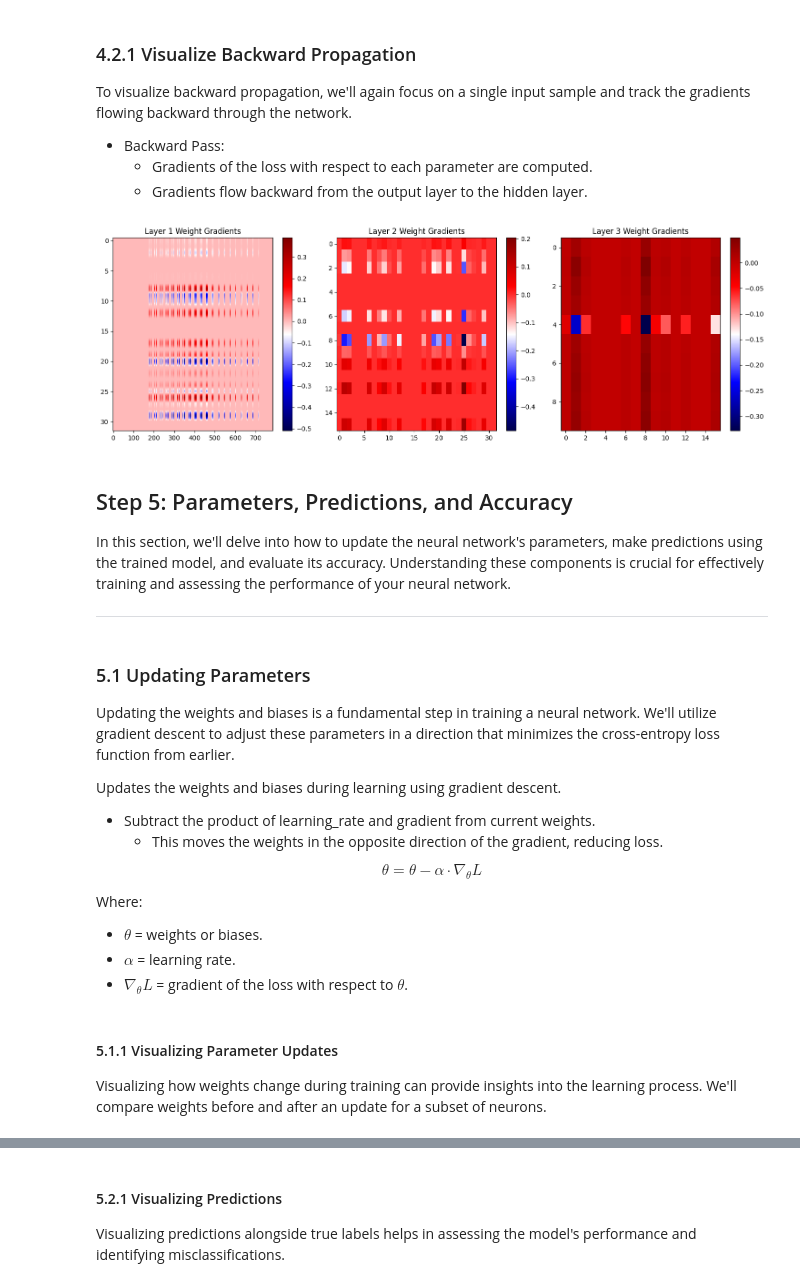
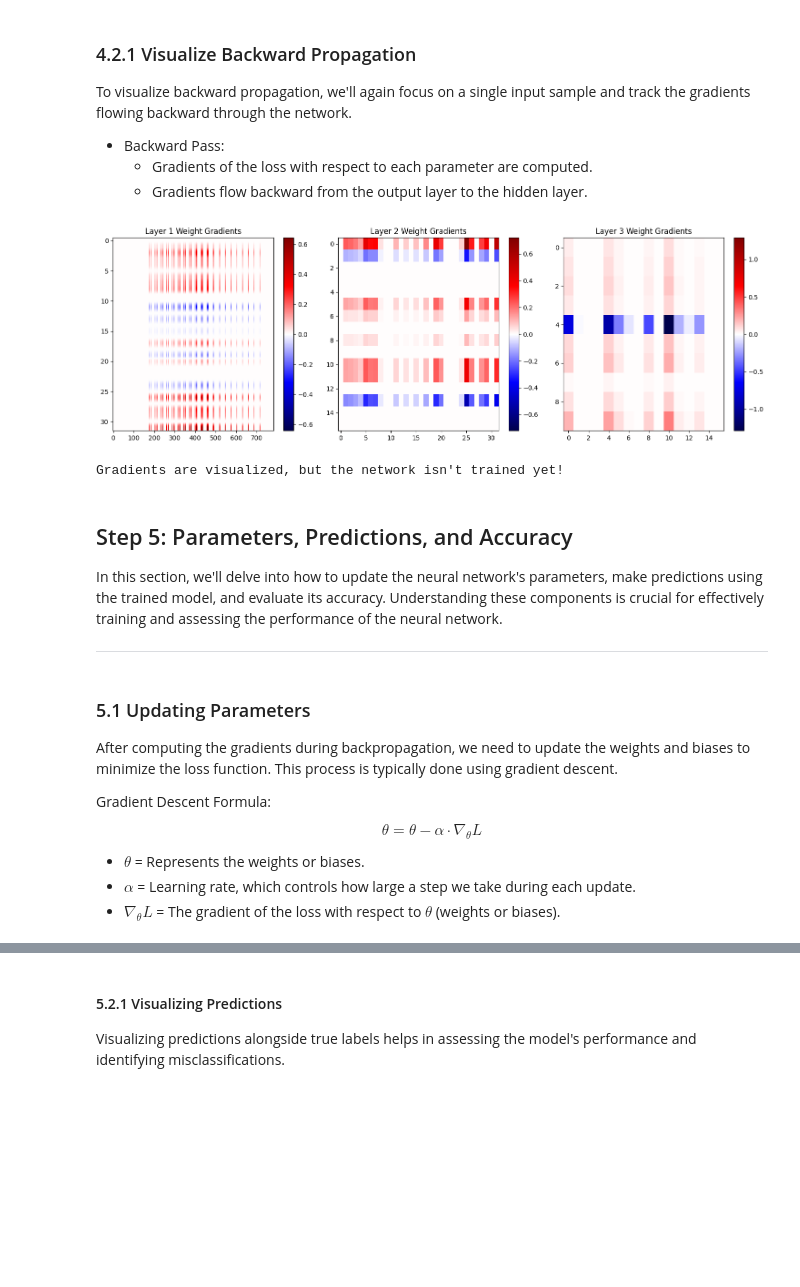
Before and after one commit to dinosaur-oatmeal/MNIST-Walkthrough, a Jupyter notebook: MNIST-Walkthrough.ipynb, the cells around one changed output, grey strips where cells are left out. Saved outputs shown, nothing was run; the diff lists cells and outputs as text; code cells hidden in the pictures; blank space fills up the shorter version.

```diff
--- a/MNIST-Walkthrough.ipynb
+++ b/MNIST-Walkthrough.ipynb
@@ -306,4 +266,0 @@ $$ \text{ReLU}(z) = \text{max}(0, z) $$
-# %%
-def relu(z):
-
-    return np.maximum(0, z)
@@ -346,4 +266,0 @@ $$ ReLU'(z) =
-# %%
-def relu_derivative(z):
-
-    return (z > 0).astype(float)
@@ -605,61 +751,84 @@ To visualize backward propagation, we'll again focus on a single input sample an
     * Gradients of the loss with respect to each parameter are computed.
     * Gradients flow backward from the output layer to the hidden layer.
 # %%
+import matplotlib.pyplot as plt
+
 def visualize_backward_propagation(x_sample, y_sample, weights, biases):
+    """
+    Visualizes the backward propagation by showing the gradients of the weights for each layer.
+
+    Arguments:
+    x_sample -- numpy array of shape (input_size, 1), a single input sample (e.g., one MNIST image)
+    y_sample -- integer, the correct label for the input sample
+    weights -- list of numpy arrays, each representing the weight matrix for a layer
+    biases -- list of numpy arrays, each representing the bias vector for a layer
+    """
 
     # Perform forward propagation
     aL, cache = forward_propagation(x_sample, weights, biases)
 
-    # Convert y_sample to a batch
+    # Convert y_sample to a batch (1 sample)
     y_sample_batch = np.array([y_sample])
 
     # Perform backward propagation
     gradients = back_propagation(y_sample_batch, cache, weights)
 
-    # Extract gradients
+    # Extract weight gradients
     delta_ws = gradients['dw']
-    delta_bs = gradients['db']
 
     num_layers = len(delta_ws)
     fig, axes = plt.subplots(1, num_layers, figsize=(15, 5))
 
     for idx in range(num_layers):
+        # Gradient visualization for each layer
+        gradient = delta_ws[idx]
 
-        # For visualization purposes, we'll visualize the gradients of the weights
-        gradient = delta_ws[idx]
-        # Reshape gradient to a 2D array for visualization
-        grad_image = gradient
-        im = axes[idx].imshow(grad_image, aspect='auto', cmap='seismic')
-        axes[idx].set_title(f'Layer {idx+1} Weight Gradients')
+        # Use a diverging colormap to visualize positive/negative values clearly
+        im = axes[idx].imshow(gradient, aspect='auto', cmap='seismic', vmin=-np.max(np.abs(gradient)), vmax=np.max(np.abs(gradient)))
+        axes[idx].set_title(f'Layer {idx + 1} Weight Gradients')
         plt.colorbar(im, ax=axes[idx])
 
     plt.tight_layout()
     plt.show()
 
-# Visualize backward propagation
+# Sample index to compute
+sample_index = 42
+
+# Initialize the weights and biases for the network
+weights, biases = initialize_parameters(layer_dims)
+
+# Verify the sample index is within bounds
+assert 0 <= sample_index < y_test.shape[0], "Sample index out of range."
+
+# Select a sample from the test set
+x_sample = x_test[:, sample_index].reshape(-1, 1)  # Reshape the input sample to (784, 1)
+y_sample = y_test[sample_index]
+
+# Visualize backward propagation for the selected sample
 visualize_backward_propagation(x_sample, y_sample, weights, biases)
+
+# Since the network is not yet trained, the gradients are random
+print("Gradients are visualized, but the network isn't trained yet!")
 # %% [output]
-[figure, old version]
+[figure, new version]
+Gradients are visualized, but the network isn't trained yet!
 # %% [markdown]
 ## Step 5: Parameters, Predictions, and Accuracy
 
-In this section, we'll delve into how to update the neural network's parameters, make predictions using the trained model, and evaluate its accuracy. Understanding these components is crucial for effectively training and assessing the performance of your neural network.
+In this section, we'll delve into how to update the neural network's parameters, make predictions using the trained model, and evaluate its accuracy. Understanding these components is crucial for effectively training and assessing the performance of the neural network.
 
 ---
 # %% [markdown]
 ### 5.1 Updating Parameters
 
-Updating the weights and biases is a fundamental step in training a neural network. We'll utilize gradient descent to adjust these parameters in a direction that minimizes the cross-entropy loss function from earlier.
+After computing the gradients during backpropagation, we need to update the weights and biases to minimize the loss function. This process is typically done using gradient descent.
 
-Updates the weights and biases during learning using gradient descent.
-* Subtract the product of learning_rate and gradient from current weights.
-    * This moves the weights in the opposite direction of the gradient, reducing loss.
+Gradient Descent Formula:
 
 $$ \theta = \theta - \alpha \cdot \nabla_{\theta}L $$
 
-Where:
-* $ \theta $ = weights or biases.
-* $ \alpha $ = learning rate.
-* $ \nabla_{\theta}L $ = gradient of the loss with respect to $ \theta $.
+* $ \theta $ = Represents the weights or biases.
+* $ \alpha $ = Learning rate, which controls how large a step we take during each update.
+* $ \nabla_{\theta}L $ = The gradient of the loss with respect to $ \theta $ (weights or biases).
 # %%
 def update_parameters(weights, biases, gradients, learning_rate):
@@ -671,6 +850,2 @@ def update_parameters(weights, biases, gradients, learning_rate):
 
     return weights, biases
-# %% [markdown]
-#### 5.1.1 Visualizing Parameter Updates
-
-Visualizing how weights change during training can provide insights into the learning process. We'll compare weights before and after an update for a subset of neurons.
```
Also changed, not shown: parts of 75 cells of this notebook.
